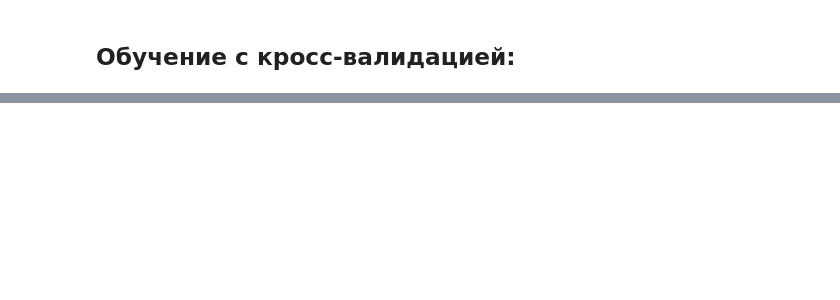
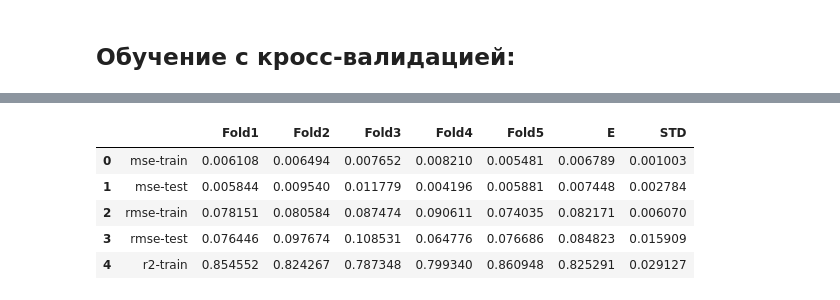
Before and after one commit to mxprshn/spbu-ml, a Jupyter notebook: task-1.ipynb, the cells around one changed output, grey strips where cells are left out. Saved outputs shown, nothing was run; the diff lists cells and outputs as text; code cells hidden in the pictures; blank space fills up the shorter version.

```diff
--- a/task-1.ipynb
+++ b/task-1.ipynb
@@ -516,3 +617,12 @@ table_df.head()
+# %%
+table_df_mb.head()
+# %% [output]
+|  |  | Fold1 | Fold2 | Fold3 | Fold4 | Fold5 | E | STD |
+| 0 | mse-train | 0.006108 | 0.006494 | 0.007652 | 0.008210 | 0.005481 | 0.006789 | 0.001003 |
+| 1 | mse-test | 0.005844 | 0.009540 | 0.011779 | 0.004196 | 0.005881 | 0.007448 | 0.002784 |
+| 2 | rmse-train | 0.078151 | 0.080584 | 0.087474 | 0.090611 | 0.074035 | 0.082171 | 0.006070 |
+| 3 | rmse-test | 0.076446 | 0.097674 | 0.108531 | 0.064776 | 0.076686 | 0.084823 | 0.015909 |
+| 4 | r2-train | 0.854552 | 0.824267 | 0.787348 | 0.799340 | 0.860948 | 0.825291 | 0.029127 |
 # %%
 table_df_sklearn.head()
 # %% [output]
```
Also changed, not shown: parts of 7 cells of this notebook.
